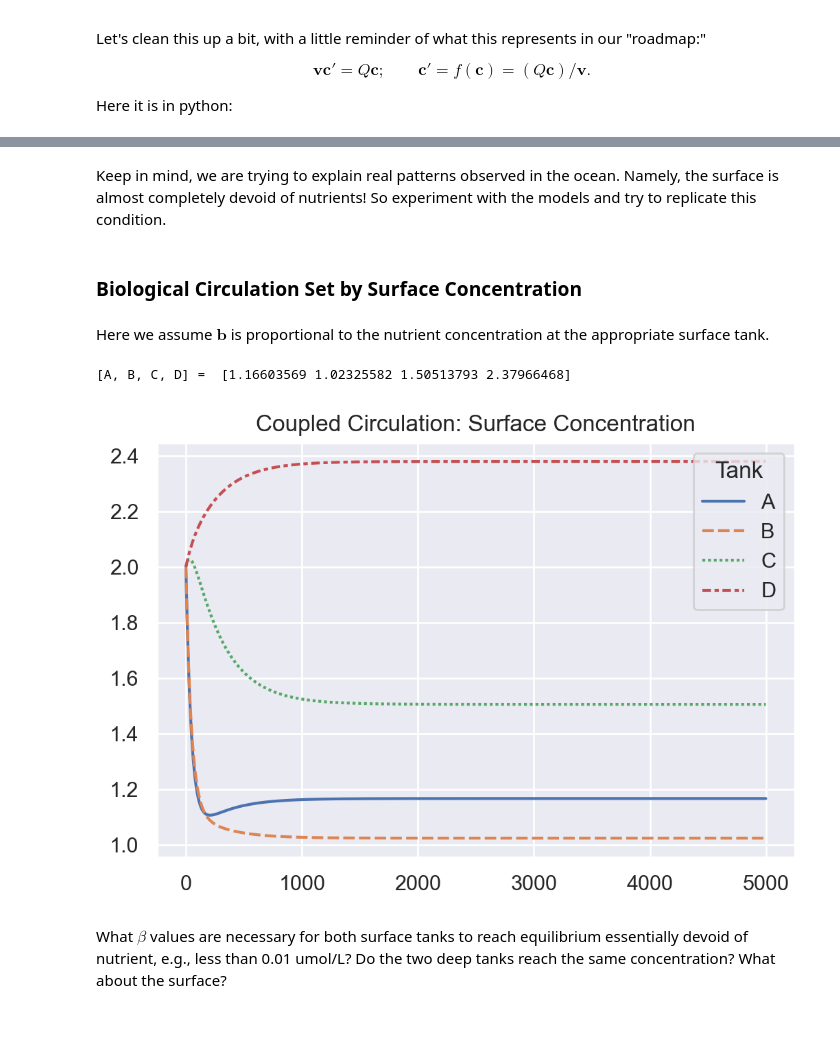
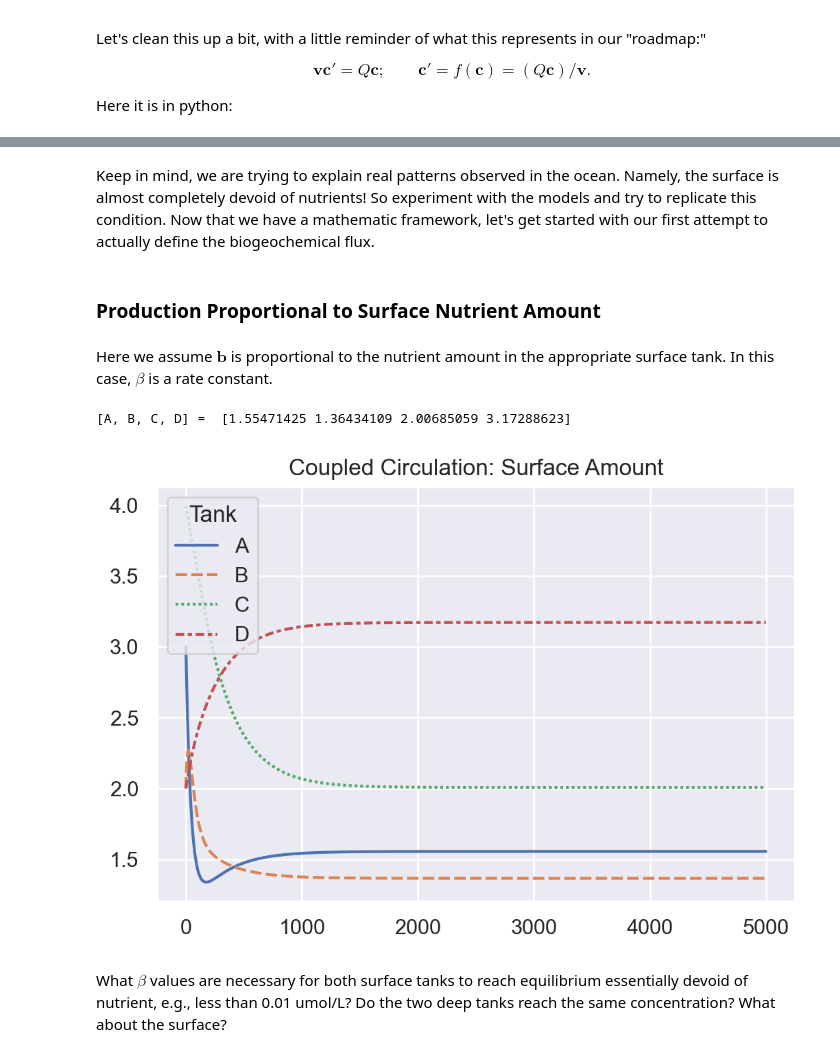
Before and after one commit to hernypeterson/nutrient-model, a Jupyter notebook: nutrient-model.ipynb, the cells around one changed output, grey strips where cells are left out. Cells and saved outputs as stored; diff of their text form; code cells hidden in the pictures; blank space fills up the shorter version.

```diff
--- a/nutrient-model.ipynb
+++ b/nutrient-model.ipynb
@@ -178,7 +193,7 @@ Feel free to adjust $Q$ as you experiment with the model, but always check the r
 v = [600, 300, 3000, 6000] # L
 
 # initial concentration [PO4]
-P0 = [2, 2, 2, 2] # umol/L
+P0 = [3, 2, 4, 2] # umol/L
 
 # solve sys_abio with c = P0 and t = t (set to 5000 hrs at the very beginning)
 sol_phys = odeint(sys_phys, P0, t)
@@ -207,28 +222,36 @@ However we define $\mathbf{b}$ for IndoPac and Atlantis, we know the outflux fro
 # %%
-def bio(beta, indo, atl):
-    return beta * np.array([-indo, -atl, atl, indo])
+# function to set structure of b
+def bio(beta, A, B):
+    return beta * np.array([-A, -B, B, A])
 # %% [markdown]
-Keep in mind, we are trying to explain real patterns observed in the ocean. Namely, the surface is almost completely devoid of nutrients! So experiment with the models and try to replicate this condition.
+Keep in mind, we are trying to explain real patterns observed in the ocean. Namely, the surface is almost completely devoid of nutrients! So experiment with the models and try to replicate this condition. Now that we have a mathematic framework, let's get started with our first attempt to actually define the biogeochemical flux.
 # %% [markdown]
-### Biological Circulation Set by Surface Concentration
+### Production Proportional to Surface Nutrient Amount
 # %% [markdown]
-Here we assume $\mathbf{b}$ is proportional to the nutrient concentration at the appropriate surface tank.
+Here we assume $\mathbf{b}$ is proportional to the nutrient amount in the appropriate surface tank. In this case, $\beta$ is a rate constant.
 # %%
-def sys_conc(c, t):
-    b = bio(beta_conc, *(c * v)[:2]) # [:2] means the first 2 entries
+# defining combined phys. and biogeochem. system
+# b is prop. to surface nutrient amounts (c * v)
+# In the term "*(c * v)[:2]" the leading * means
+# two arguments (A and B) of bio(beta, A, B)
+# [:2] means "the first two entries of (c * v)"
+def sys_bio_amount(c, t):
+    b = bio(rate_constant, *(c * v)[:2])
     return (Q @ c + b) / v
 
-beta_conc = .01 # (/hr)
+# rate constant: what fraction of the surface
+# nutrient reservoir is transported each hr?
+rate_constant = .01 # (/hr)
 
-sol_conc = odeint(sys_conc, P0, t)
+sol_amount = odeint(sys_bio_amount, P0, t)
 
-sns.lineplot(data=sol_conc).set(title="Coupled Circulation: Surface Concentration")
+sns.lineplot(data=sol_amount).set(title="Coupled Circulation: Surface Amount")
 legend()
 
-print("[A, B, C, D] = ", sol_conc[-1])
+print("[A, B, C, D] = ", sol_amount[-1])
 # %% [output]
-[A, B, C, D] =  [1.16603569 1.02325582 1.50513793 2.37966468]
+[A, B, C, D] =  [1.55471425 1.36434109 2.00685059 3.17288623]
-[figure, old version]
+[figure, new version]
 # %% [markdown]
 What $\beta$ values are necessary for both surface tanks to reach equilibrium essentially devoid of nutrient, e.g., less than 0.01 umol/L? Do the two deep tanks reach the same concentration? What about the surface?
 # %% [markdown]
```
Also changed, not shown: parts of 11 cells of this notebook.
